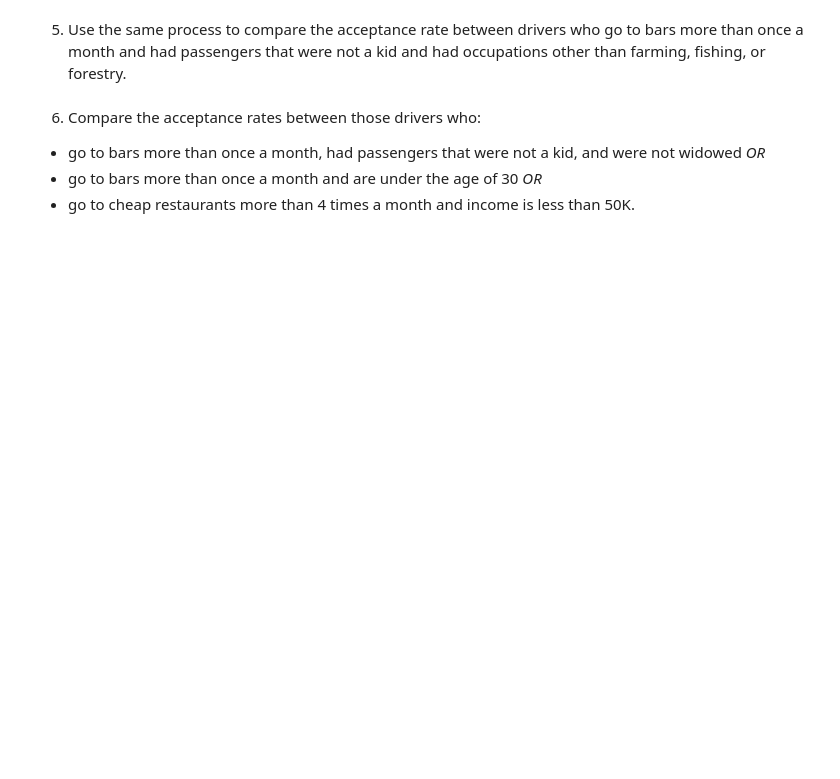
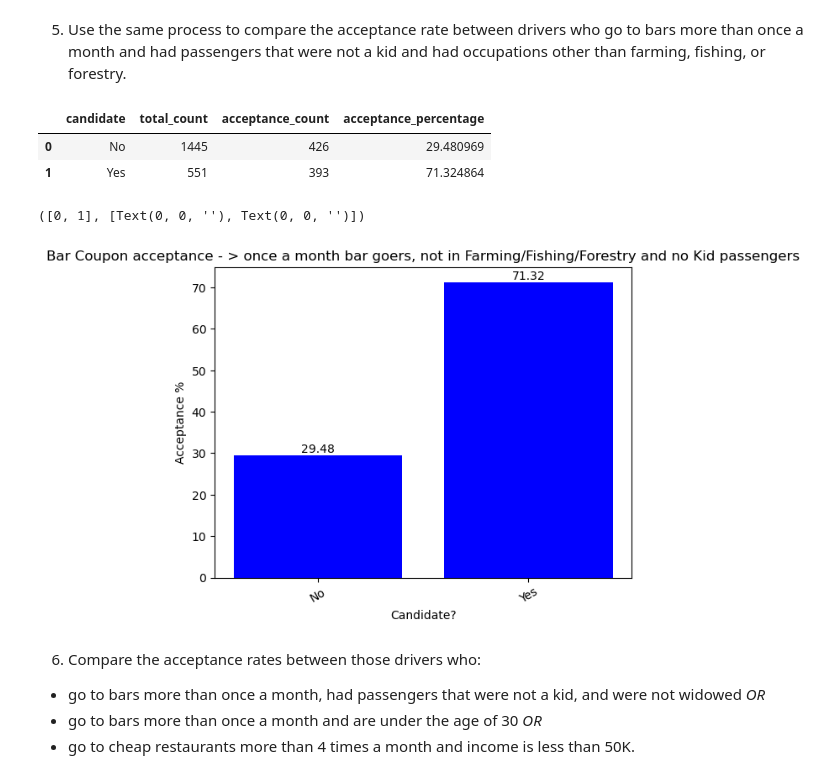
Before and after one commit to ashwinkambli/coupon_acceptance, a Jupyter notebook: Will a Customer Accept the Coupon.ipynb, the cells around one changed output. Saved outputs shown, nothing was run; the diff lists cells and outputs as text; code cells hidden in the pictures; blank space fills up the shorter version.

```diff
--- a/Will a Customer Accept the Coupon.ipynb
+++ b/Will a Customer Accept the Coupon.ipynb
@@ -243,5 +246,33 @@ plt.xticks(rotation=30)
 # %% [markdown]
 5. Use the same process to compare the acceptance rate between drivers who go to bars more than once a month and had passengers that were not a kid and had occupations other than farming, fishing, or forestry.
+# %%
+bar_df_05 = bar_coupons[["passanger","Bar","occupation","Y"]].copy()
+bar_df_05['candidate'] = np.where(
+    (bar_df_05['passanger'] != 'Kid(s)') & # drivers with no kid passengers
+    ((bar_df_05['Bar'] == '1~3') | (bar_df_05['Bar'] == '4~8') | (bar_df_05['Bar'] == 'gt8')) & # Go to bar > once a month
+    (bar_df_05['occupation'] != 'Farming Fishing & Forestry') # Are not in Farming, fishing, or forestry occupation
+    , "Yes", "No")
+#bar_df_05.sample(5)
+bar_df_05 = bar_df_05.groupby("candidate").agg({"candidate": 'size', 'Y':'sum'})
+bar_df_05.rename(columns={"candidate":"total_count","Y":"acceptance_count"},inplace=True)
+bar_df_05 = bar_df_05.reset_index()
+bar_df_05["acceptance_percentage"] = bar_df_05["acceptance_count"]/bar_df_05["total_count"]*100
+bar_df_05
+# %% [output]
+|  | candidate | total_count | acceptance_count | acceptance_percentage |
+| 0 | No | 1445 | 426 | 29.480969 |
+| 1 | Yes | 551 | 393 | 71.324864 |
+# %%
+#Plot a graph to represent the acceptance
+bars = plt.bar(bar_df_05["candidate"],bar_df_05["acceptance_percentage"], color = 'blue')
+plt.bar_label(bars,np.round(bar_df_05["acceptance_percentage"],decimals=2))
+plt.xlabel("Candidate?")
+plt.ylabel("Acceptance %")
+plt.title("Bar Coupon acceptance - > once a month bar goers, not in Farming/Fishing/Forestry and no Kid passengers")
+plt.xticks(rotation=30)
+# %% [output]
+([0, 1], [Text(0, 0, ''), Text(0, 0, '')])
+[figure, added]
 # %% [markdown]
 6. Compare the acceptance rates between those drivers who:
 
```
Also changed, not shown: parts of 15 cells of this notebook.
